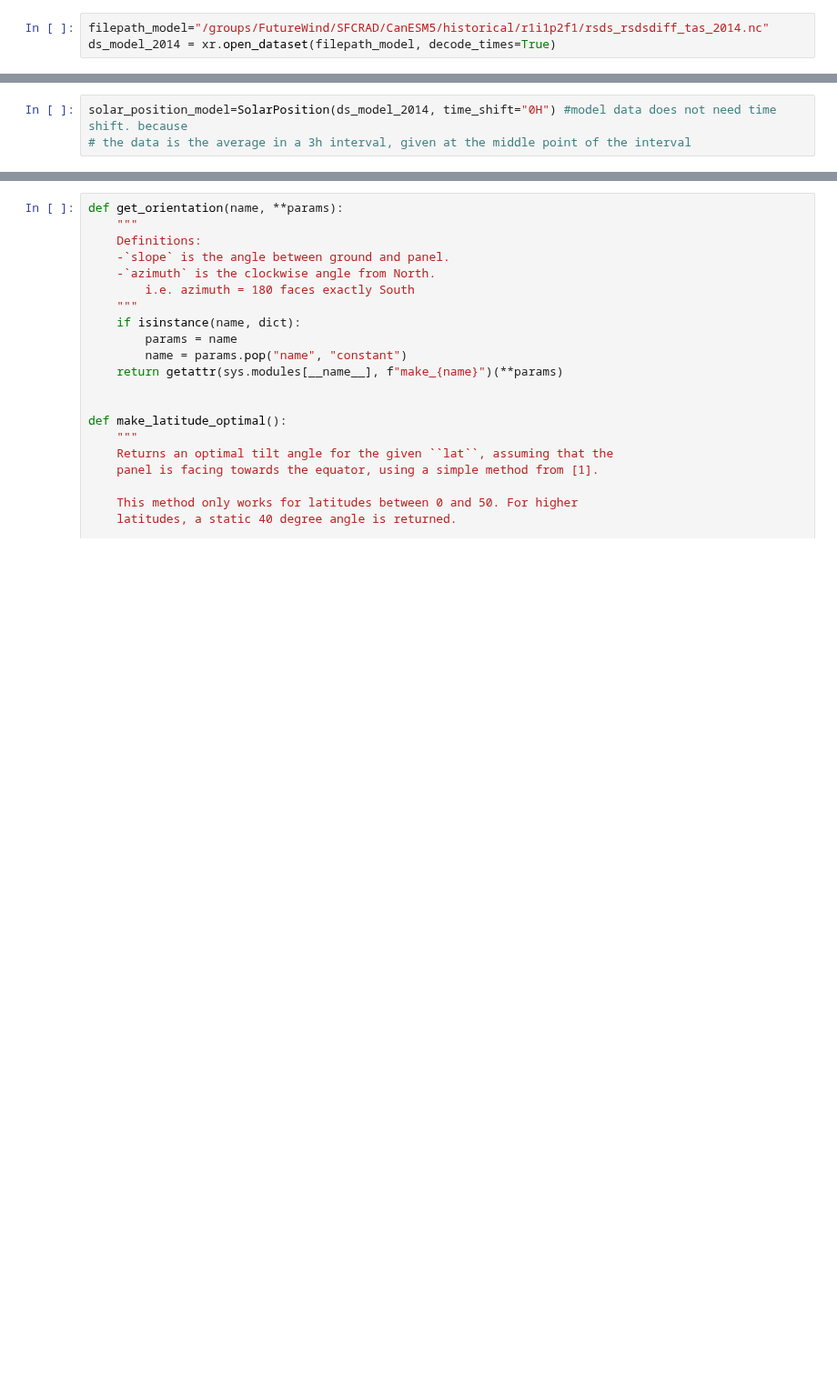
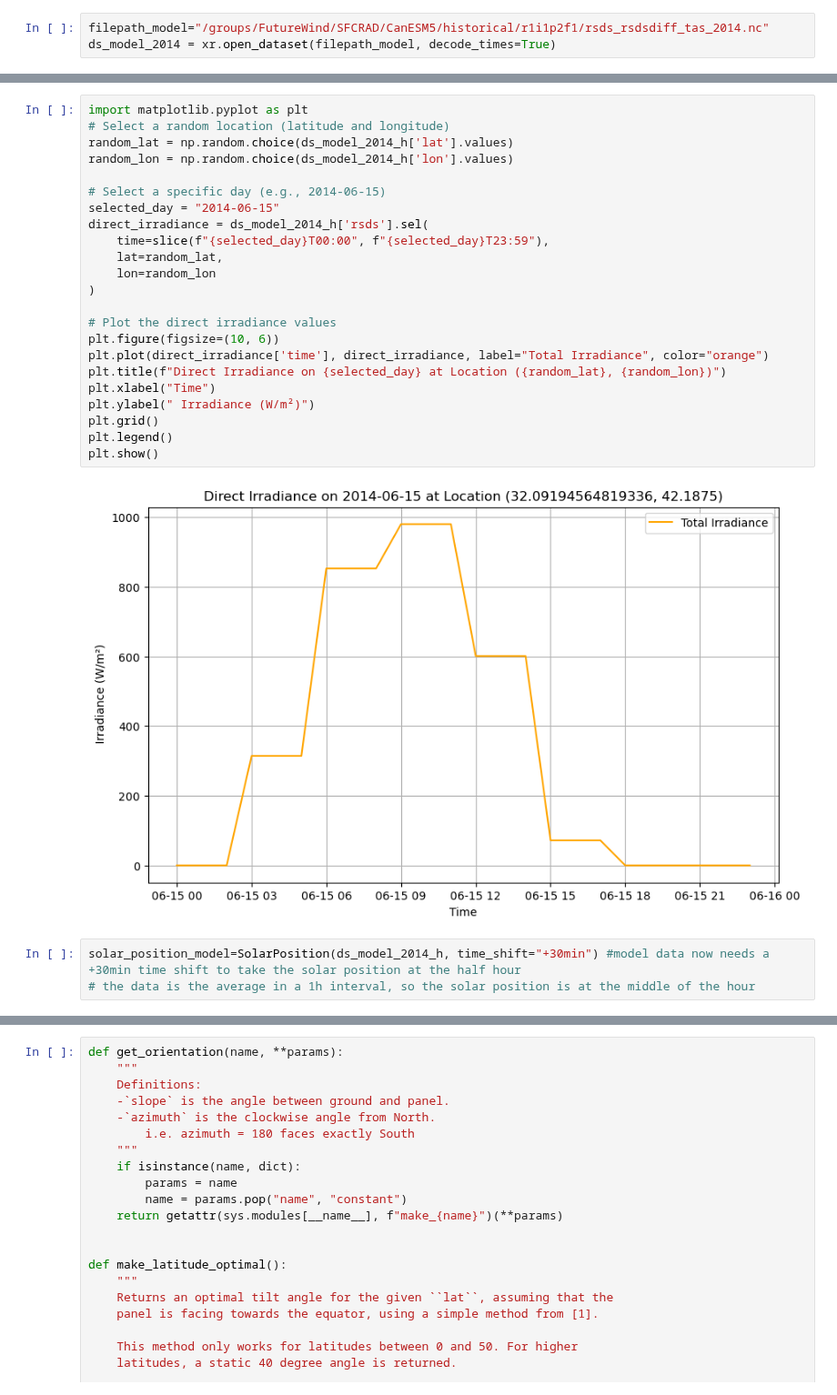
Before and after one commit to martabresco/Climate-Change-Impacted-Solar-Energy-Generation, a Jupyter notebook: pv_function.ipynb, the cells around one changed output, grey strips where cells are left out. Shown at 91% size. Drawn from its saved outputs; the diff is of its cells as text; blank space fills up the shorter version.

```diff
--- a/pv_function.ipynb
+++ b/pv_function.ipynb
@@ -99,4 +154,29 @@ ds_model_2014 = xr.open_dataset(filepath_model, decode_times=True)
+# %%
+import matplotlib.pyplot as plt
+# Select a random location (latitude and longitude)
+random_lat = np.random.choice(ds_model_2014_h['lat'].values)
+random_lon = np.random.choice(ds_model_2014_h['lon'].values)
+
+# Select a specific day (e.g., 2014-06-15)
+selected_day = "2014-06-15"
+direct_irradiance = ds_model_2014_h['rsds'].sel(
+    time=slice(f"{selected_day}T00:00", f"{selected_day}T23:59"),
+    lat=random_lat,
+    lon=random_lon
+)
+
+# Plot the direct irradiance values
+plt.figure(figsize=(10, 6))
+plt.plot(direct_irradiance['time'], direct_irradiance, label="Total Irradiance", color="orange")
+plt.title(f"Direct Irradiance on {selected_day} at Location ({random_lat}, {random_lon})")
+plt.xlabel("Time")
+plt.ylabel(" Irradiance (W/m²)")
+plt.grid()
+plt.legend()
+plt.show()
+# %% [output]
+[figure, added]
 # %%
-solar_position_model=SolarPosition(ds_model_2014, time_shift="0H") #model data does not need time shift. because
-# the data is the average in a 3h interval, given at the middle point of the interval
+solar_position_model=SolarPosition(ds_model_2014_h, time_shift="+30min") #model data now needs a +30min time shift to take the solar position at the half hour
+# the data is the average in a 1h interval, so the solar position is at the middle of the hour
 # %%
```
Also changed, not shown: parts of 23 cells of this notebook, 1 other file.
